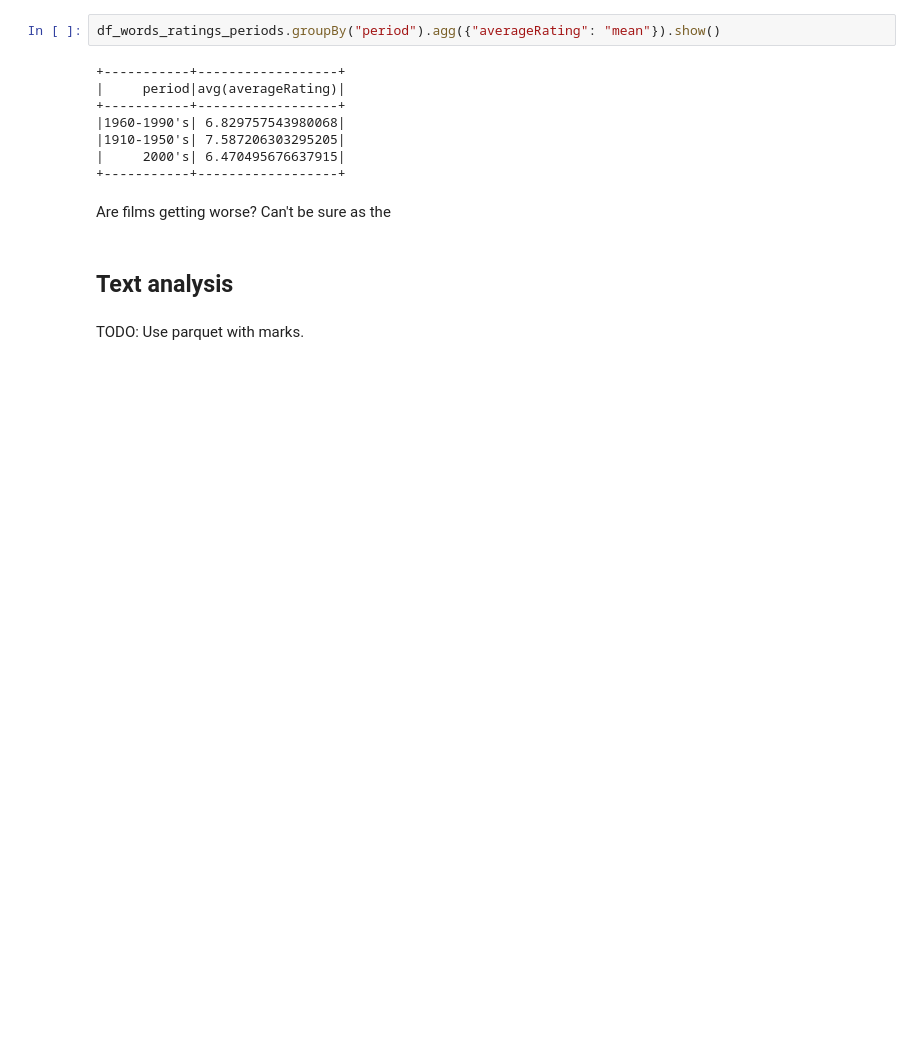
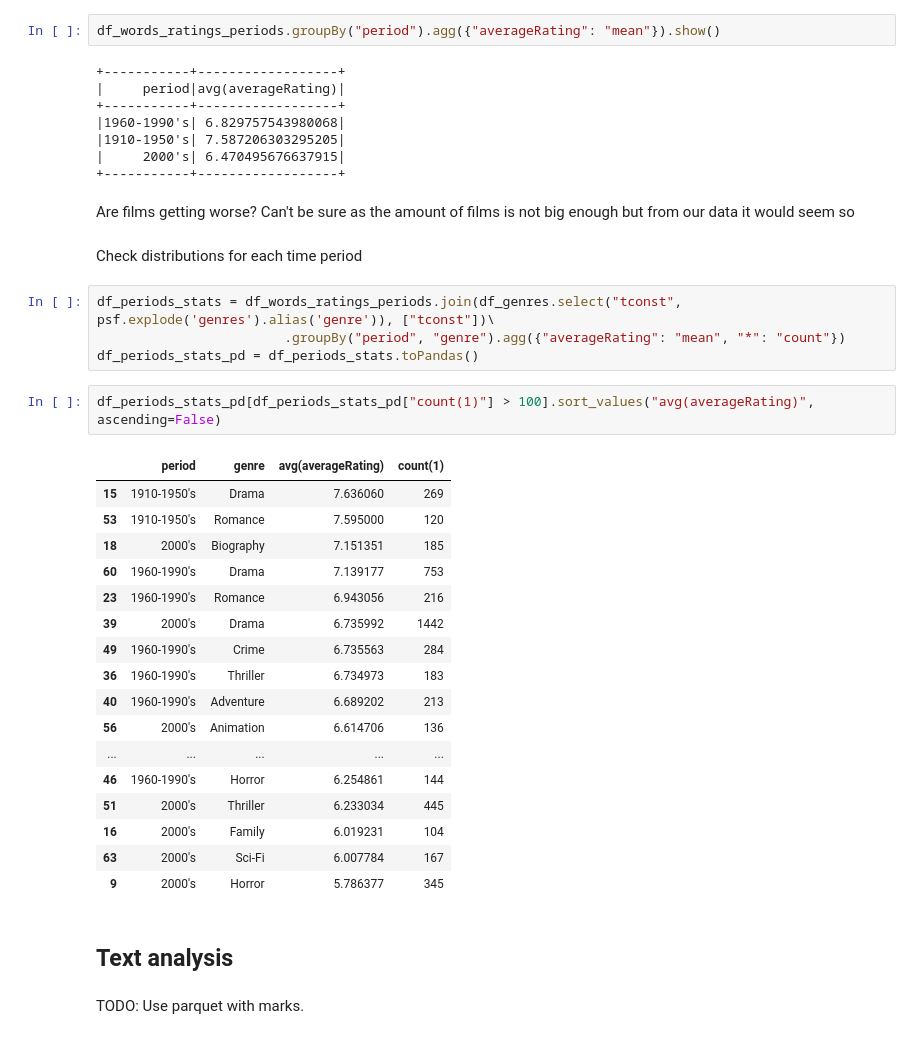
Before and after one commit to Xabitsuki/adamax, a Jupyter notebook: Notebook2.ipynb, the cells around one changed output. Saved outputs shown, nothing was run; the diff lists cells and outputs as text; blank space fills up the shorter version.

Commit message:
add small time analysis, average genre rating per period

```diff
--- a/Notebook2.ipynb
+++ b/Notebook2.ipynb
@@ -754,7 +756,33 @@ df_words_ratings_periods.groupBy("period").agg({"averageRating": "mean"}).show()
 |     2000's| 6.470495676637915|
 +-----------+------------------+
 # %% [markdown]
-Are films getting worse? Can't be sure as the
+Are films getting worse? Can't be sure as the amount of films is not big enough but from our data it would seem so
+# %% [markdown]
+Check distributions for each time period
+# %%
+df_periods_stats = df_words_ratings_periods.join(df_genres.select("tconst", psf.explode('genres').alias('genre')), ["tconst"])\
+                        .groupBy("period", "genre").agg({"averageRating": "mean", "*": "count"})
+df_periods_stats_pd = df_periods_stats.toPandas()
+# %%
+df_periods_stats_pd[df_periods_stats_pd["count(1)"] > 100].sort_values("avg(averageRating)", ascending=False)
+# %% [output]
+|  | period | genre | avg(averageRating) | count(1) |
+| 15 | 1910-1950's | Drama | 7.636060 | 269 |
+| 53 | 1910-1950's | Romance | 7.595000 | 120 |
+| 18 | 2000's | Biography | 7.151351 | 185 |
+| 60 | 1960-1990's | Drama | 7.139177 | 753 |
+| 23 | 1960-1990's | Romance | 6.943056 | 216 |
+| 39 | 2000's | Drama | 6.735992 | 1442 |
+| 49 | 1960-1990's | Crime | 6.735563 | 284 |
+| 36 | 1960-1990's | Thriller | 6.734973 | 183 |
+| 40 | 1960-1990's | Adventure | 6.689202 | 213 |
+| 56 | 2000's | Animation | 6.614706 | 136 |
+| ... | ... | ... | ... | ... |
+| 46 | 1960-1990's | Horror | 6.254861 | 144 |
+| 51 | 2000's | Thriller | 6.233034 | 445 |
+| 16 | 2000's | Family | 6.019231 | 104 |
+| 63 | 2000's | Sci-Fi | 6.007784 | 167 |
+| 9 | 2000's | Horror | 5.786377 | 345 |
 # %% [markdown]
 ## Text analysis
 # %% [markdown]
```
Also changed, not shown: parts of 1 cell of this notebook.
